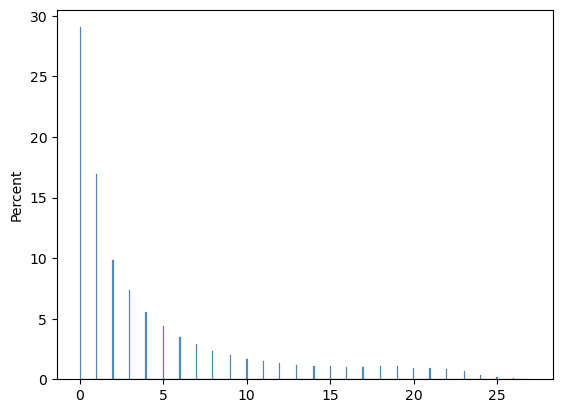
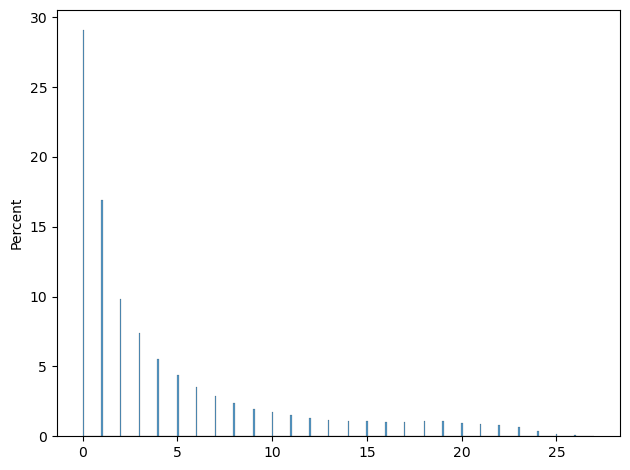
The change to this notebook cell's code, shown as a diff; its figure went from the first image to the second:
--- before
+++ after
@@ -1 +1,3 @@
 sns.histplot(tot_genes,stat = 'percent')
+plt.tight_layout()
+#plt.savefig('figures/tot_genes_0.3.png')

Commit: phenograph validation